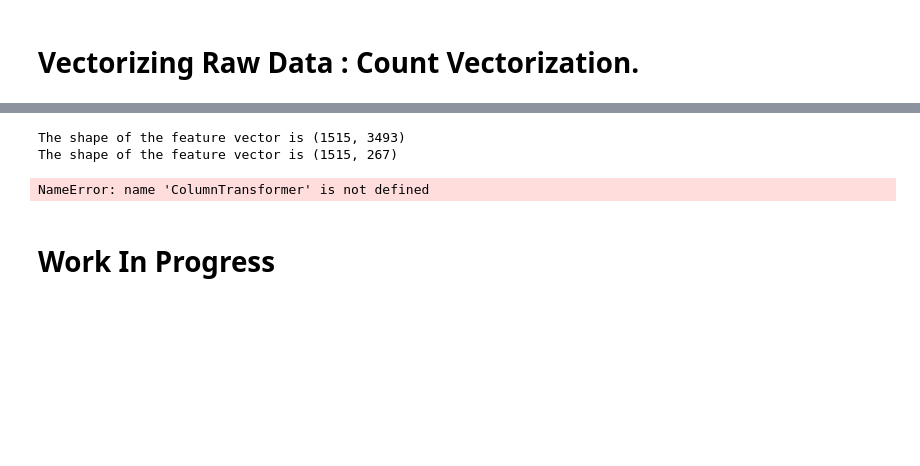
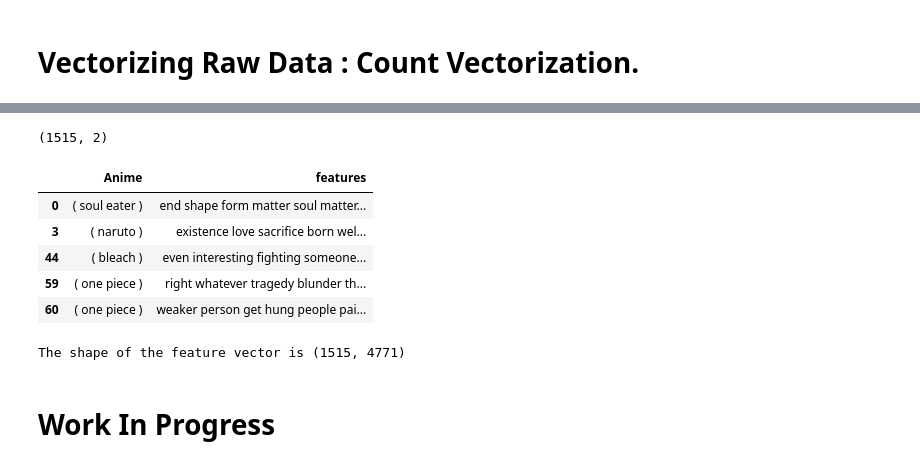
Before and after one commit to mahii6991/Kaggle_Projects, a Jupyter notebook: playing-with-anime.ipynb, the cells around one changed output, grey strips where cells are left out. Cells and saved outputs as stored; diff of their text form; code cells hidden in the pictures; blank space fills up the shorter version.

Commit message:
Kaggle Notebook | Predicting 🐱‍👤Anime Using Machine Learning🐱‍🏍 | Version 12

```diff
--- a/playing-with-anime.ipynb
+++ b/playing-with-anime.ipynb
@@ -539,0 +542,5 @@ new_data_2.shape
+# %%
+#combining the columns of the dataframe
+new_data_2['features'] = new_data_2['Quote'] + new_data_2['Character']
+new_data_2.pop('Quote')
+new_data_2.pop('Character')
@@ -540,3 +560,16 @@ new_data_2.shape
+# %%
+new_data_2.shape
+# %% [output]
+(1515, 2)
+# %%
+new_data_2.head()
+# %% [output]
+|  | Anime | features |
+| 0 | ( soul eater ) | end shape form matter soul matter... |
+| 3 | ( naruto ) | existence love sacrifice born wel... |
+| 44 | ( bleach ) | even interesting fighting someone... |
+| 59 | ( one piece ) | right whatever tragedy blunder th... |
+| 60 | ( one piece ) | weaker person get hung people pai... |
 # %%
 quotes = new_data_2.drop('Anime',axis=1)
 anime = new_data['Anime']
@@ -548,24 +579,9 @@ from sklearn.feature_extraction.text import TfidfTransformer , CountVectorizer
 
 tfidf = TfidfVectorizer()
 
-features = tfidf.fit_transform(new_data_2['Quote'])
-features2 = tfidf.fit_transform(new_data_2['Character'])
+features = tfidf.fit_transform(new_data_2['features'])
 print("The shape of the feature vector is {}".format(features.shape))
-print("The shape of the feature vector is {}".format(features2.shape))
 # %% [output]
-The shape of the feature vector is (1515, 3493)
-The shape of the feature vector is (1515, 267)
+The shape of the feature vector is (1515, 4771)
-# %%
-#making a new dataframe out of it.
-vectorizer1 = TfidfVectorizer()
-vectorizer2 = TfidfVectorizer()
-
-# construct the column transfomer
-column_transformer = ColumnTransformer(
-    [('tfidf1', vectorizer1, 'text1_column_name'),
-    ('tfidf2', vectorizer2, 'text2_column_name')],
-    remainder='passthrough')
-# %% [output]
-NameError: name 'ColumnTransformer' is not defined
 # %% [markdown]
 # Work In Progress
```
Also changed, not shown: parts of 4 cells of this notebook.
